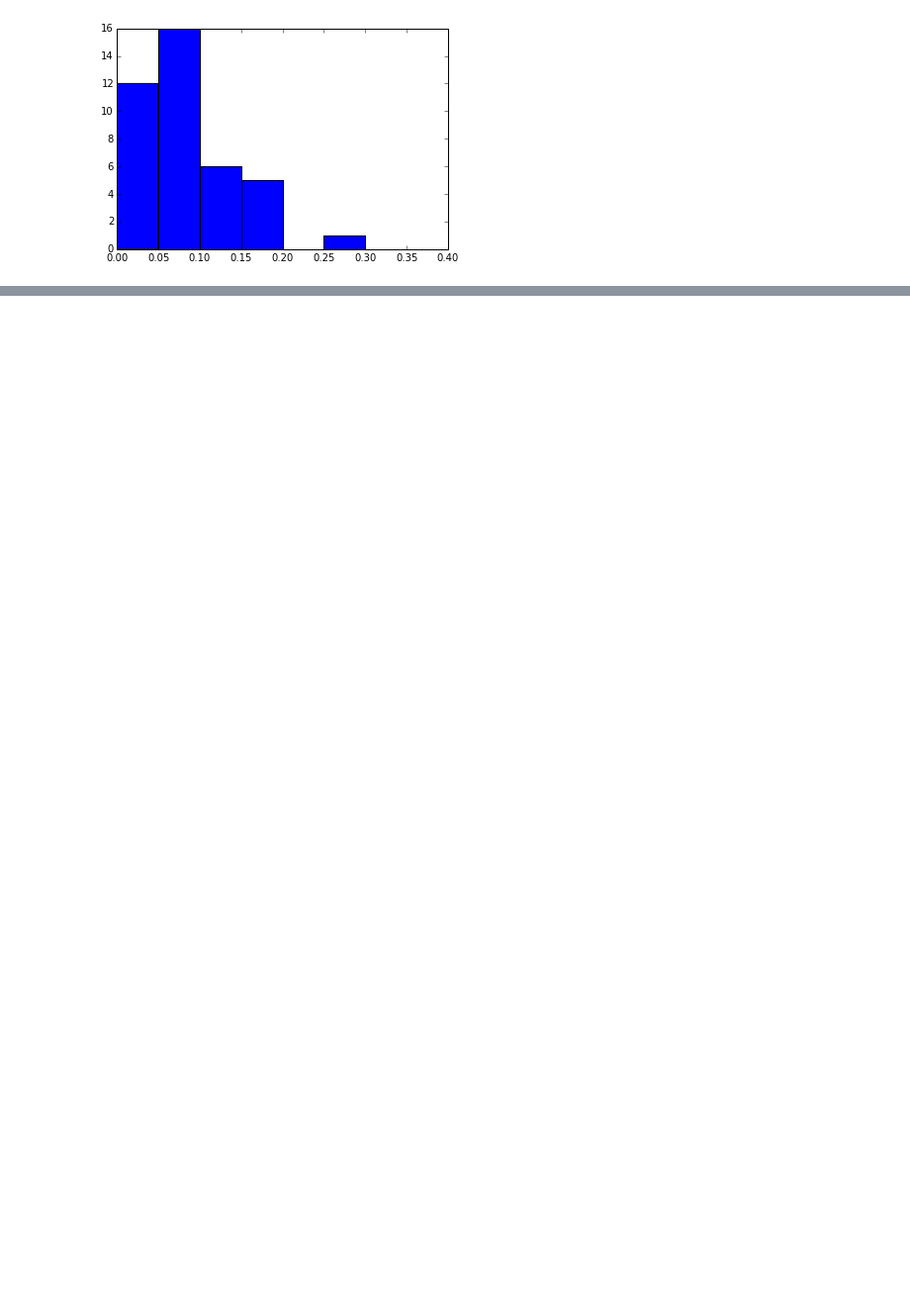
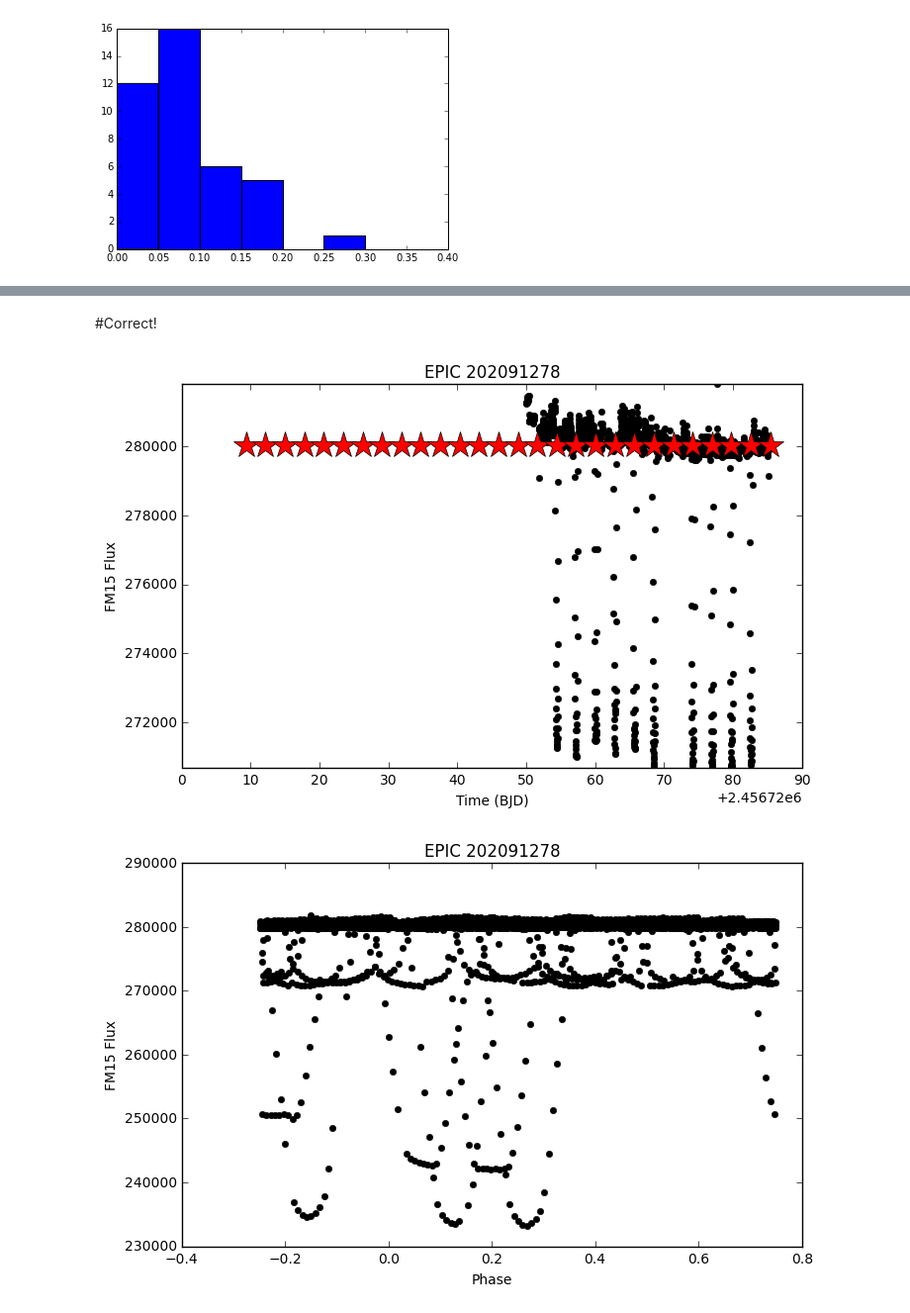
Before and after one commit to jmbhughes/swarced, a Jupyter notebook: recover_many_planets.ipynb, the cells around one changed output, grey strips where cells are left out. Shown: that part at 99% size. Cells and saved outputs as stored; diff of their text form; code cells hidden in the pictures; blank space fills up the shorter version.

```diff
--- a/recover_many_planets.ipynb
+++ b/recover_many_planets.ipynb
@@ -232,0 +254,22 @@ NameError: name 'sw' is not defined
+# %% [markdown]
+#Correct!
+# %%
+mask = (success > 0.8) * (success < 1.2)
+refrows_h = refrows[mask]
+contents_h, epicid_h, eb_period_h = contents[mask], epicid[mask], eb_period[mask]
+inj_period_h, inj_rpbyrs_h, inj_tdepth_h, inj_tctime_h = inj_period[mask], inj_rpbyrs[mask], inj_tdepth[mask], inj_tctime[mask]
+inj_prad_h, inj_srad_h, inj_smass_h, inj_impact_h = inj_prad[mask], inj_srad[mask], inj_smass[mask], inj_impact[mask]
+success_h , recovered_period_h= success[mask], recovered_period[mask]
+inj_center_h = inj_center[mask]
+# %%
+i = 0
+# %%
+r = ref[refrows[i]]
+sw.plot_lc(epicid_h[i], 0,inpath="/k2_data/c0_known_EB_lc/",tail="_injected_clip",injected=True)
+sw.plot_phase(epicid_h[i], 0,r['period'], r['bjd0'], inpath="/k2_data/c0_known_EB_lc/",tail="_injected")
+sw.plot_phase(epicid_h[i], 0,inj_period_h[i], inj_center_h[i], inpath="/k2_data/c0_known_EB_lc/",tail="_injected")
+sw.plot_phase(epicid_h[i], 0,inj_period_h[i], inj_center_h[i], inpath="/k2_data/c0_known_EB_lc/",tail="_injected_clip")
+i+=1
+# %% [output]
+[figure, added]
+[figure, added]
```
Also changed, not shown: parts of 16 cells of this notebook, 1 other file.
